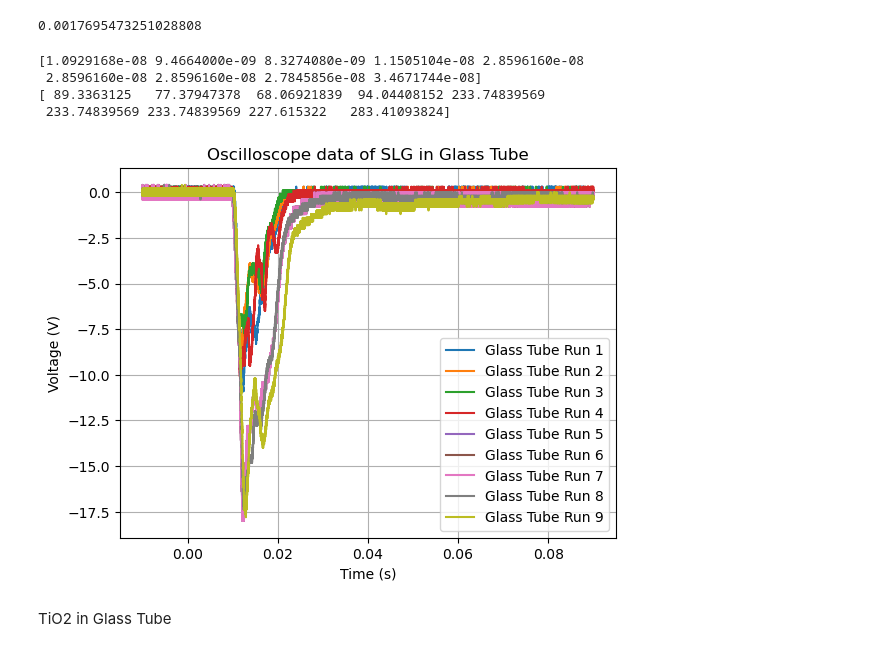
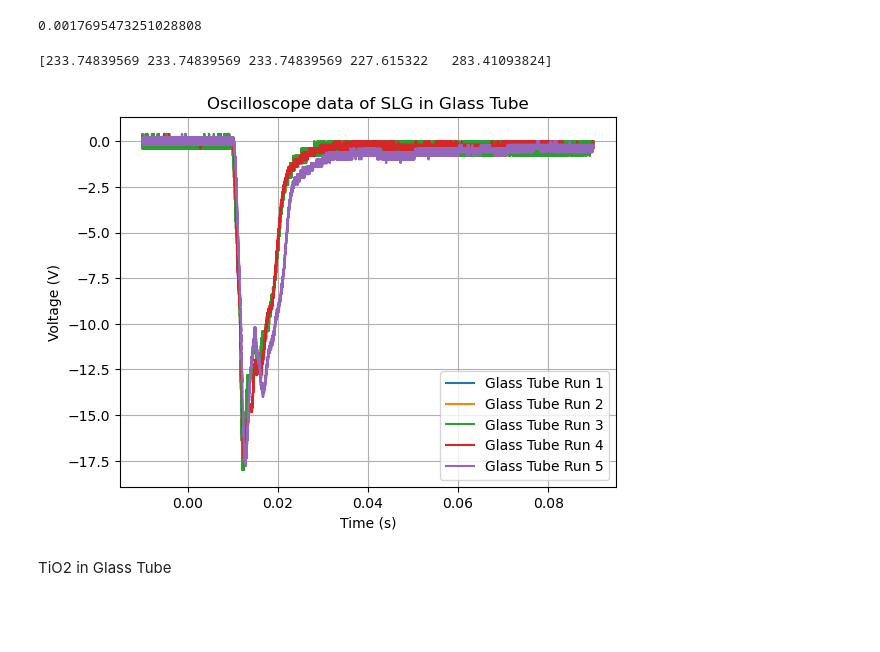
Before and after one commit to Kschloms/Advanced_Experimental_Physics, a Jupyter notebook: Aesorsal_exp/data.ipynb, the cells around one changed output. Cells and saved outputs as stored; diff of their text form; code cells hidden in the pictures; blank space fills up the shorter version.

```diff
--- a/Aesorsal_exp/data.ipynb
+++ b/Aesorsal_exp/data.ipynb
@@ -7,6 +17,9 @@ from classes import *
 # %%
 glass_tube_dir = "Glass Tube"
 al_oxide_tube_dir = "Al Oxide Tube"
+
+mats_in_glass_tube = {}
+mats_in_al_oxide_tube = {}
 # %% [markdown]
 SLG in Glass Tube
 # %%
@@ -18,14 +31,11 @@ slg_glass.M
 # %%
 fig, ax = plt.subplots()
 slg_glass.plot_ch1(ax)
-print(slg_glass.Qs)
 print(slg_glass.charge_per_surface_area())
+mats_in_glass_tube[slg_glass.name] = slg_glass
 # %% [output]
-[1.0929168e-08 9.4664000e-09 8.3274080e-09 1.1505104e-08 2.8596160e-08
- 2.8596160e-08 2.8596160e-08 2.7845856e-08 3.4671744e-08]
-[ 89.3363125   77.37947378  68.06921839  94.04408152 233.74839569
- 233.74839569 233.74839569 227.615322   283.41093824]
+[233.74839569 233.74839569 233.74839569 227.615322   283.41093824]
-[figure, old version]
+[figure, new version]
 # %% [markdown]
 TiO2 in Glass Tube
 # %%
```
Also changed, not shown: parts of 20 cells of this notebook.
